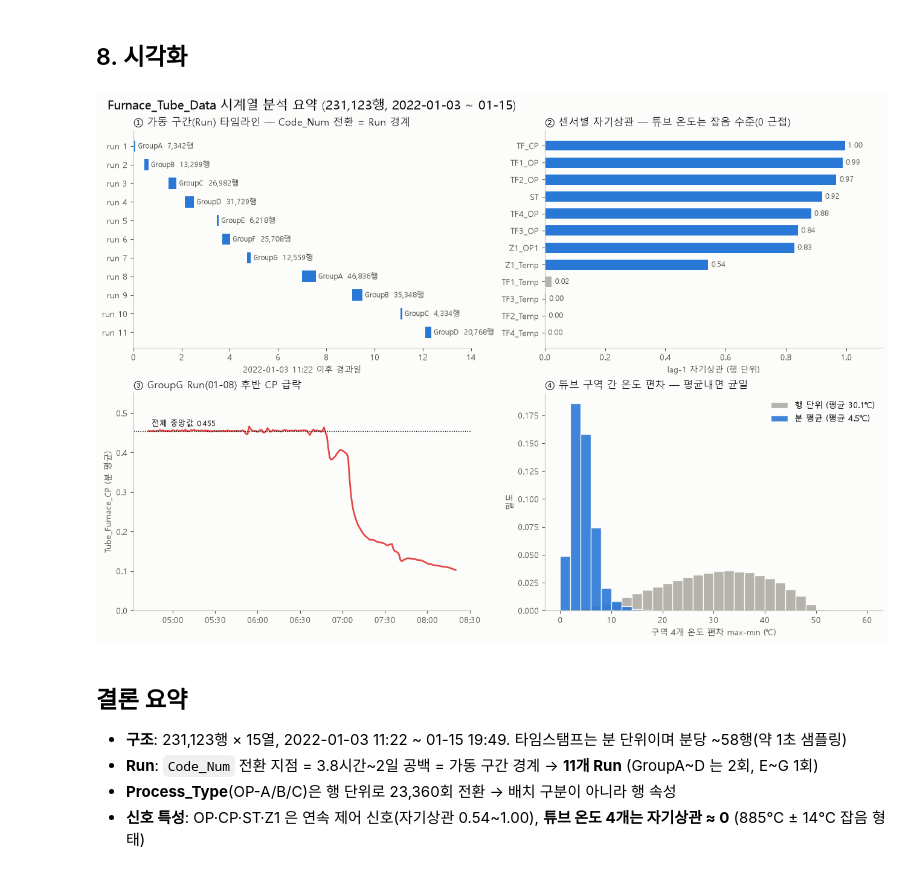
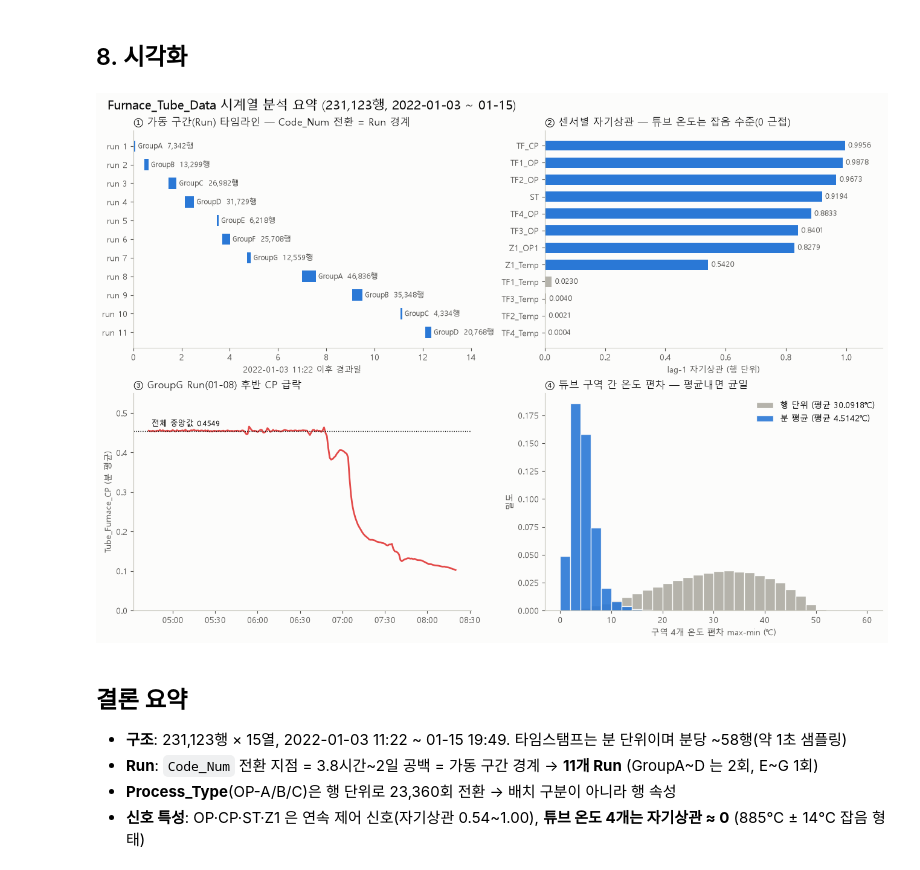
Before and after one commit to s1len7/2026_KSIA_DS_ADVANCED, a Jupyter notebook: analysis/Furnace_Tube_Data.ipynb, the cells around one changed output. Cells and saved outputs as stored; diff of their text form; code cells hidden in the pictures.

```diff
--- a/analysis/Furnace_Tube_Data.ipynb
+++ b/analysis/Furnace_Tube_Data.ipynb
@@ -13,0 +133,17 @@
+# %%
+import matplotlib.pyplot as plt
+%matplotlib inline
+
+# 한글 폰트 + 음수 부호(-) 깨짐 방지
+plt.rcParams['font.family'] = 'Malgun Gothic'
+plt.rcParams['axes.unicode_minus'] = False
+
+# 변수마다 단위가 달라 변수별로 따로 그림
+fig, axes = plt.subplots(3, 4, figsize=(16, 10), constrained_layout=True)
+for ax, c in zip(axes.ravel(), num_cols):
+    ax.boxplot(data[c], flierprops=dict(marker='o', markersize=2, alpha=0.3))
+    ax.set_title(c, fontsize=10)
+    ax.set_xticks([])
+    ax.ticklabel_format(axis='y', style='plain', useOffset=False)
+fig.suptitle('변수별 Box plot (점 = 1.5 × IQR 범위를 벗어난 이상치)', fontsize=14)
+plt.show()
@@ -13,0 +190,6 @@
+# %%
+# 참고: 이미 만들어진 Furnace_analysis.csv 의 파생 컬럼과 비교
+ref = pd.read_csv('../data/Furnace_analysis.csv')
+for c in ['이상치개수', '정상여부', '요일']:
+    print(f'{c:<6s} 일치율: {(data[c].values == ref[c].values).mean():.2%}')
+print(f'정상여부 = 1 비율: {data["정상여부"].mean():.2%} ({data["정상여부"].sum():,}행)')
@@ -337,7 +524,8 @@ import matplotlib.pyplot as plt
 plt.rcParams.update({'font.family': 'Malgun Gothic', 'axes.unicode_minus': False, 'font.size': 10,
                      'axes.edgecolor': '#c3c2b7', 'axes.labelcolor': '#52514e', 'xtick.color': '#52514e',
                      'ytick.color': '#52514e', 'axes.spines.top': False, 'axes.spines.right': False,
-                     'figure.facecolor': '#fcfcfb', 'axes.facecolor': '#fcfcfb'})
+                     'figure.facecolor': '#fcfcfb', 'axes.facecolor': '#fcfcfb',
+                     'axes.formatter.useoffset': False, 'axes.formatter.limits': (-99, 99)})   # 축 지수 표기 끄기
 BLUE, ORANGE, RED, GRAY, INK = '#2a78d6', '#eb6834', '#e34948', '#b5b3ab', '#0b0b0b'
 
 fig, ax = plt.subplots(2, 2, figsize=(13, 9), constrained_layout=True)
@@ -352,38 +540,38 @@ for i, (r, row) in enumerate(runs.iterrows()):
            f"{row['Code_Num']}  {row['rows']:,}행", va='center', fontsize=8.5, color='#52514e')
 a.set_yticks(range(len(runs)), [f'run {r}' for r in runs.index]); a.invert_yaxis()
 a.set_xlim(0, 14); a.set_xlabel('2022-01-03 11:22 이후 경과일')
 a.set_title('① 가동 구간(Run) 타임라인 — Code_Num 전환 = Run 경계', loc='left', color=INK)
 
 # ② 자기상관
 a = ax[0, 1]; s = ac['lag1_row'].sort_values()
 a.barh([n.replace('Tube_Furnace', 'TF') for n in s.index], s.values, height=0.6,
        color=[GRAY if v < 0.1 else BLUE for v in s.values])
 for i, v in enumerate(s.values):
-    a.text(max(v, 0) + 0.01, i, f'{v:.2f}', va='center', fontsize=8.5, color='#52514e')
+    a.text(max(v, 0) + 0.01, i, f'{v:,.4f}', va='center', fontsize=8.5, color='#52514e')
 a.set_xlim(0, 1.12); a.set_xlabel('lag-1 자기상관 (행 단위)')
 a.set_title('② 센서별 자기상관 — 튜브 온도는 잡음 수준(0 근접)', loc='left', color=INK)
 
 # ③ GroupG CP 급락
 a = ax[1, 0]
 a.plot(cp_g.index, cp_g.values, color=RED, lw=2)
 a.axhline(df['Tube_Furnace_CP'].median(), color=INK, lw=1, ls=':')
-a.text(cp_g.index[2], df['Tube_Furnace_CP'].median() + 0.012, f'전체 중앙값 {df["Tube_Furnace_CP"].median():.3f}', fontsize=9)
+a.text(cp_g.index[2], df['Tube_Furnace_CP'].median() + 0.012, f'전체 중앙값 {df["Tube_Furnace_CP"].median():,.4f}', fontsize=9)
 a.set_ylabel('Tube_Furnace_CP (분 평균)'); a.set_ylim(0, 0.55)
 a.xaxis.set_major_formatter(plt.matplotlib.dates.DateFormatter('%H:%M'))
 a.set_title('③ GroupG Run(01-08) 후반 CP 급락', loc='left', color=INK)
 
 # ④ 구역 간 온도 편차
 a = ax[1, 1]; bins = np.arange(0, 62, 2)
-a.hist(row_range, bins=bins, color=GRAY, edgecolor='#fcfcfb', density=True, label='행 단위 (평균 30.1℃)')
-a.hist(min_range, bins=bins, color=BLUE, edgecolor='#fcfcfb', density=True, alpha=0.9, label='분 평균 (평균 4.5℃)')
+a.hist(row_range, bins=bins, color=GRAY, edgecolor='#fcfcfb', density=True, label=f'행 단위 (평균 {row_range.mean():,.4f}℃)')
+a.hist(min_range, bins=bins, color=BLUE, edgecolor='#fcfcfb', density=True, alpha=0.9, label=f'분 평균 (평균 {min_range.mean():,.4f}℃)')
 a.set_xlabel('구역 4개 온도 편차 max-min (℃)'); a.set_ylabel('밀도'); a.legend(frameon=False)
 a.set_title('④ 튜브 구역 간 온도 편차 — 평균내면 균일', loc='left', color=INK)
 
 os.makedirs('output', exist_ok=True)
 fig.savefig('output/Furnace_Tube_Data_summary.png', dpi=150)
 plt.show()
 # %% [output]
-[figure, old version]
+[figure, new version]
 # %% [markdown]
 ## 결론 요약
 - **구조**: 231,123행 × 15열, 2022-01-03 11:22 ~ 01-15 19:49. 타임스탬프는 분 단위이며 분당 ~58행(약 1초 샘플링)
```
Also changed, not shown: parts of 26 cells of this notebook, 16 other files.
